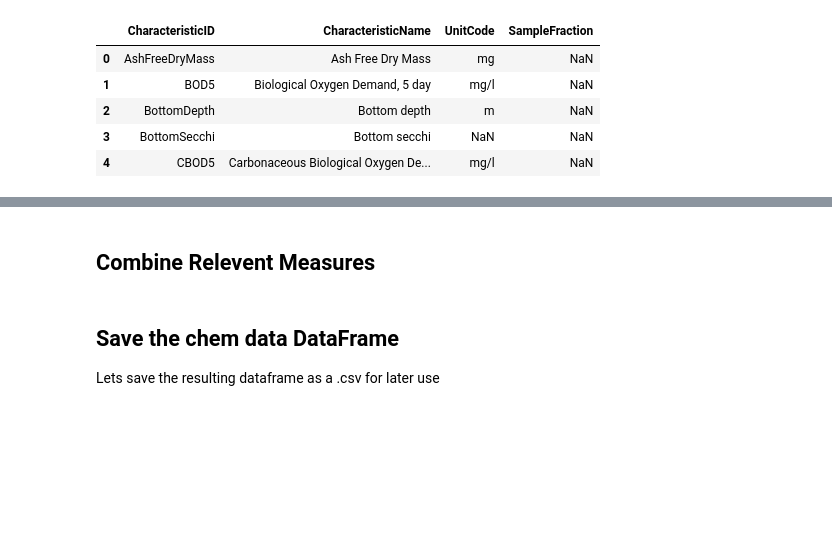
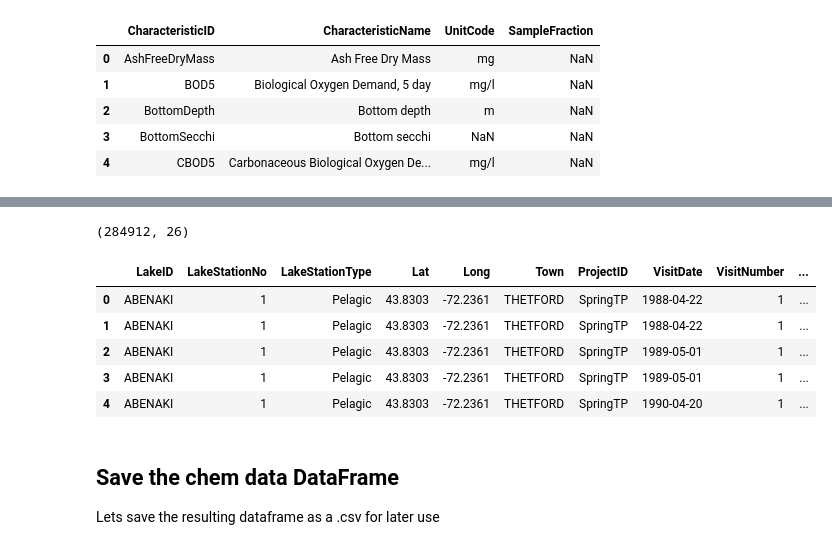
Before and after one commit to zorinAnze/Vermont-Lake-Health, a Jupyter notebook: Combine_Tables.ipynb, the cells around one changed output, grey strips where cells are left out. Saved outputs shown, nothing was run; the diff lists cells and outputs as text; code cells hidden in the pictures; blank space fills up the shorter version.

Commit message:
Ads normalized result column
Normalized result column is MinMaxScaled version of the results column. it is scaled with sklearn's MinMaxScaler and done separately for each measurement type

```diff
--- a/Combine_Tables.ipynb
+++ b/Combine_Tables.ipynb
@@ -199,26 +199,0 @@ Final chem data Data frame shape:  (284912, 25)
-# %%
-_list = ['Oxygen', 'secchi', 'Chlorophyll', 'Conductivity', 'Silver',
-         'Cadmium', 'Chloride', 'Cobalt', 'Chromium', 'Copper', 'Iron', 'Mercury',
-         'Carbon', 'Hardness', 'Potassium', 'Magnesium', 'Manganese', 'Molybdenum',
-         'Aluminum', 'Arsenic', 'Barium', 'Beryllium', 'Carbon', 'Calcium',
-         'Sodium', 'Nickel', 'Nitrogen', 'Carbon', 'Phosphorus', 'Lead', 'Antimony',
-         'Selenium', 'Silica', 'Sulfate', 'Strontium', 'Thallium', 'Uranium', 'Vanadium',
-         'Zinc', 'E. Coli Bacteria', 'Alkalinity',
-         'pH', 'Secchi', 'Color', 'Tannin in water', 'Solids', 'Temperature', 'Fluoride',
-         'Coliform', 'Tin', 'Turbidity']
-
-def to_order(x):
-    x = x.split()
-    for word in x:
-        if word in _list:
-            x.remove(word)
-            x = [word,] + x
-            return ' '.join(x)
-    return ' '.join(x)
-
-pd.set_option('display.max_rows', None)
-chars = chem_data_df_final[['CharacteristicID', 'CharacteristicName', 'UnitCode']].copy().drop_duplicates()
-
-chars['for_sorting'] = chars['CharacteristicName'].apply(to_order)
-chars = chars.sort_values(by='for_sorting').drop('for_sorting', axis=1).reset_index(drop=True)
-chars
@@ -243,8 +200,19 @@ chars
-# %%
-# reset view option
-pd.set_option('display.max_rows', 10)
-# %% [markdown]
-## Combine Relevent Measures
+# %%
+# add in normalized results columns
+for char_id in chem_data_df_final['CharacteristicID'].unique():
+    df1 = chem_data_df_final[chem_data_df_final['CharacteristicID'] == char_id]
+    chem_data_df_final.loc[df1.index, 'NormResult'] = MinMaxScaler().fit_transform(df1['Result'].values.reshape(-1, 1))
+
+print(chem_data_df_final.shape)
+chem_data_df_final.head()
+# %% [output]
+(284912, 26)
+|  | LakeID | LakeStationNo | LakeStationType | Lat | Long | Town | ProjectID | VisitDate | VisitNumber | ... |
+| 0 | ABENAKI | 1 | Pelagic | 43.8303 | -72.2361 | THETFORD | SpringTP | 1988-04-22 | 1 | ... |
+| 1 | ABENAKI | 1 | Pelagic | 43.8303 | -72.2361 | THETFORD | SpringTP | 1988-04-22 | 1 | ... |
+| 2 | ABENAKI | 1 | Pelagic | 43.8303 | -72.2361 | THETFORD | SpringTP | 1989-05-01 | 1 | ... |
+| 3 | ABENAKI | 1 | Pelagic | 43.8303 | -72.2361 | THETFORD | SpringTP | 1989-05-01 | 1 | ... |
+| 4 | ABENAKI | 1 | Pelagic | 43.8303 | -72.2361 | THETFORD | SpringTP | 1990-04-20 | 1 | ... |
 # %% [markdown]
 ## Save the chem data DataFrame
 Lets save the resulting dataframe as a .csv for later use
```
Also changed, not shown: parts of 8 cells of this notebook.
